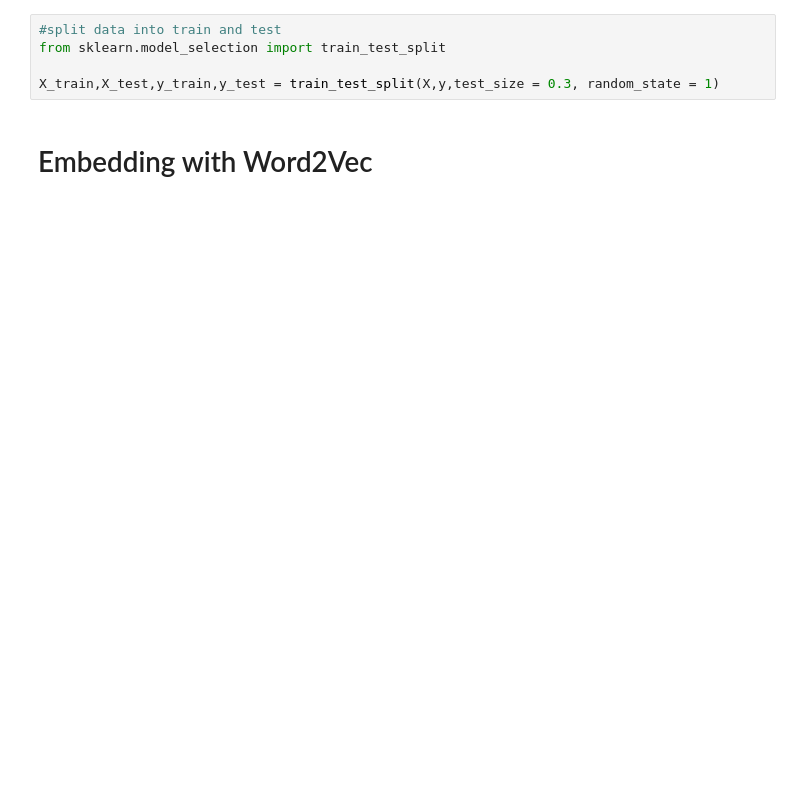
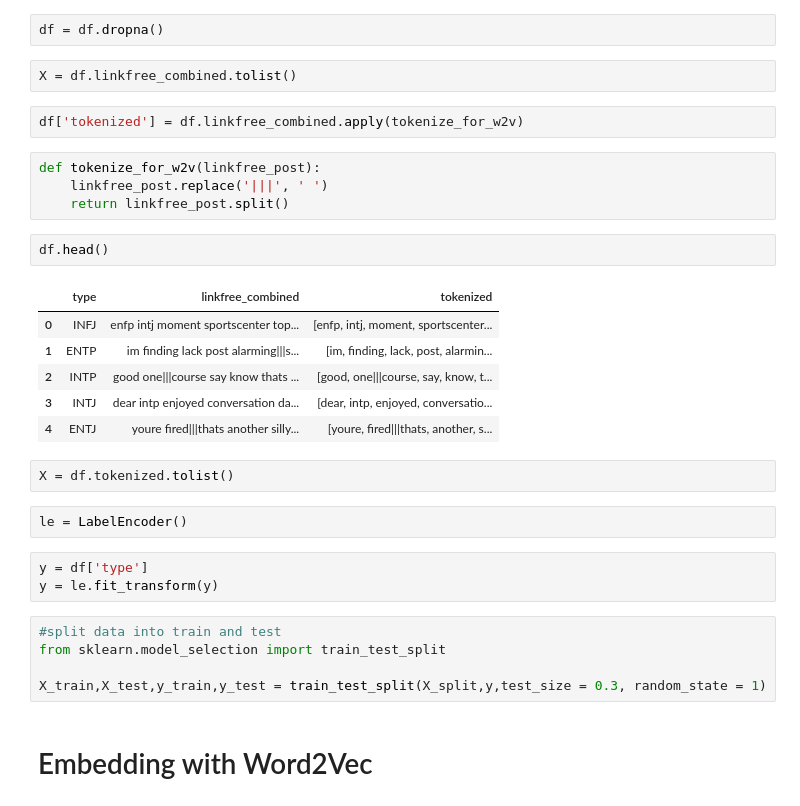
Before and after one commit to PCA2021/PCA, a Jupyter notebook: notebooks/Vectorizing_data.ipynb, the cells around one changed output. Saved outputs shown, nothing was run; the diff lists cells and outputs as text; blank space fills up the shorter version.

```diff
--- a/notebooks/Vectorizing_data.ipynb
+++ b/notebooks/Vectorizing_data.ipynb
@@ -18,7 +29,33 @@ y = df['type']
+# %%
+df = df.dropna()
+# %%
+X = df.linkfree_combined.tolist()
+# %%
+df['tokenized'] = df.linkfree_combined.apply(tokenize_for_w2v)
+# %%
+def tokenize_for_w2v(linkfree_post):
+    linkfree_post.replace('|||', ' ')
+    return linkfree_post.split()
+# %%
+df.head()
+# %% [output]
+|  | type | linkfree_combined | tokenized |
+| 0 | INFJ | enfp intj moment sportscenter top... | [enfp, intj, moment, sportscenter... |
+| 1 | ENTP | im finding lack post alarming|||s... | [im, finding, lack, post, alarmin... |
+| 2 | INTP | good one|||course say know thats ... | [good, one|||course, say, know, t... |
+| 3 | INTJ | dear intp enjoyed conversation da... | [dear, intp, enjoyed, conversatio... |
+| 4 | ENTJ | youre fired|||thats another silly... | [youre, fired|||thats, another, s... |
+# %%
+X = df.tokenized.tolist()
+# %%
+le = LabelEncoder()
+# %%
+y = df['type']
+y = le.fit_transform(y)
 # %%
 #split data into train and test
 from sklearn.model_selection import train_test_split
 
-X_train,X_test,y_train,y_test = train_test_split(X,y,test_size = 0.3, random_state = 1)
+X_train,X_test,y_train,y_test = train_test_split(X_split,y,test_size = 0.3, random_state = 1)
 # %% [markdown]
 # Embedding with Word2Vec
```
Also changed, not shown: parts of 8 cells of this notebook, 1 other file.
